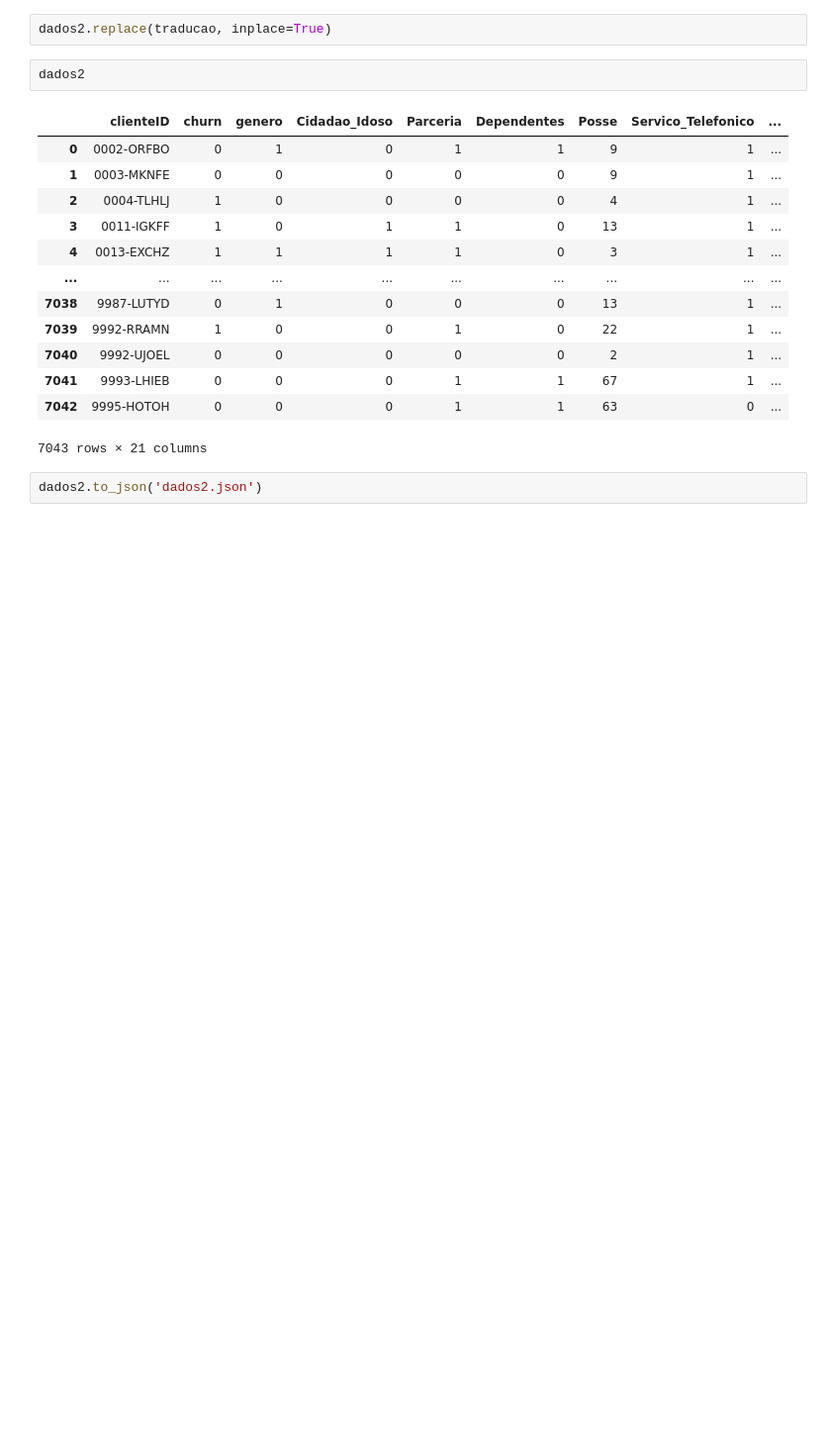
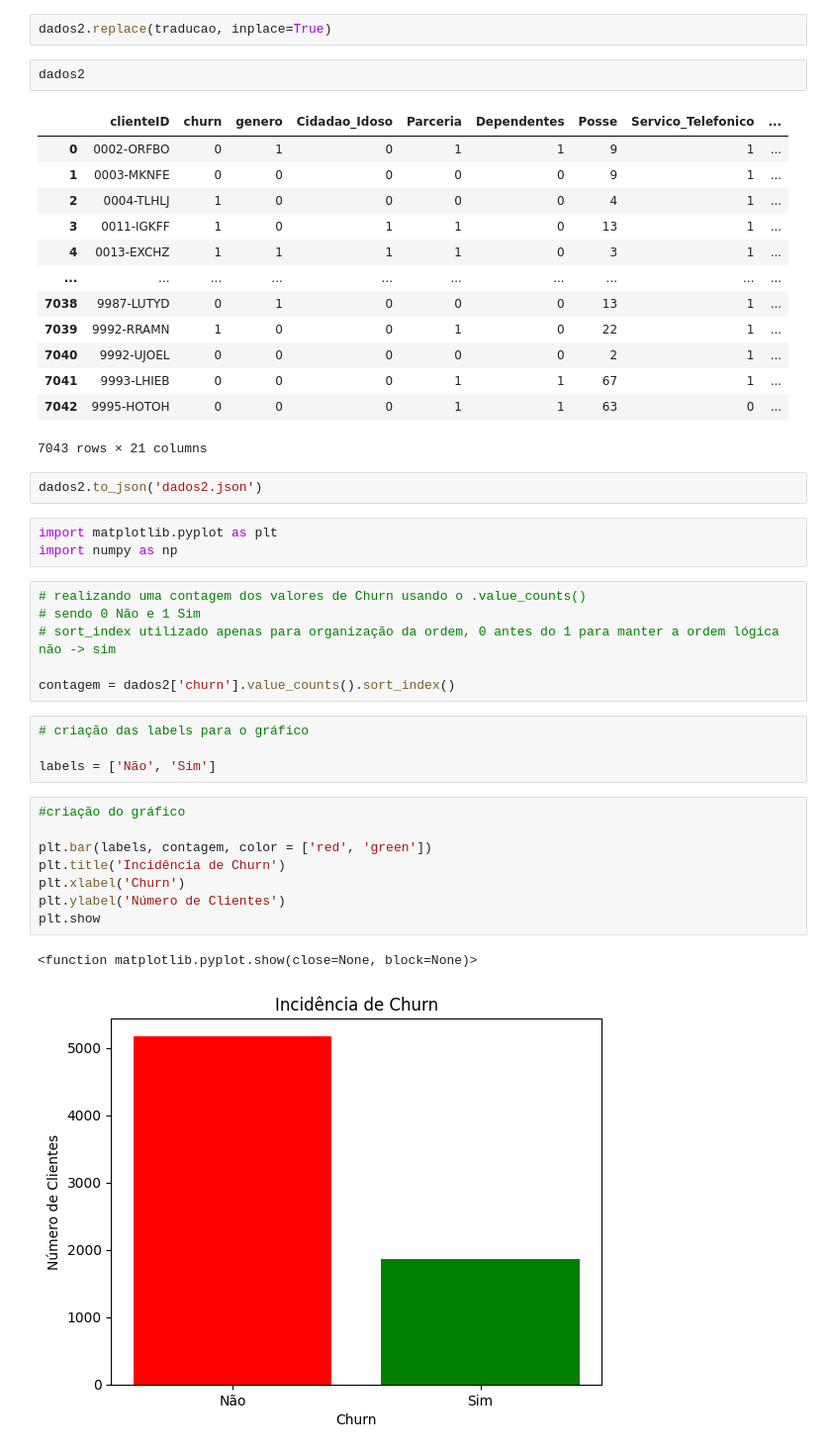
Before and after one commit to JvNeo/Data-Science, a Jupyter notebook: Alura_Challenge_Data_Science.ipynb, the cells around one changed output. Shown: that part at 99% size. Drawn from its saved outputs; the diff is of its cells as text; blank space fills up the shorter version.

```diff
--- a/Alura_Challenge_Data_Science.ipynb
+++ b/Alura_Challenge_Data_Science.ipynb
@@ -441,3 +441,27 @@ dados2
 7043 rows × 21 columns
 # %%
 dados2.to_json('dados2.json')
+# %%
+import matplotlib.pyplot as plt
+import numpy as np
+# %%
+# realizando uma contagem dos valores de Churn usando o .value_counts()
+# sendo 0 Não e 1 Sim
+# sort_index utilizado apenas para organização da ordem, 0 antes do 1 para manter a ordem lógica não -> sim
+
+contagem = dados2['churn'].value_counts().sort_index()
+# %%
+# criação das labels para o gráfico
+
+labels = ['Não', 'Sim']
+# %%
+#criação do gráfico
+
+plt.bar(labels, contagem, color = ['red', 'green'])
+plt.title('Incidência de Churn')
+plt.xlabel('Churn')
+plt.ylabel('Número de Clientes')
+plt.show
+# %% [output]
+<function matplotlib.pyplot.show(close=None, block=None)>
+[figure, added]
```
